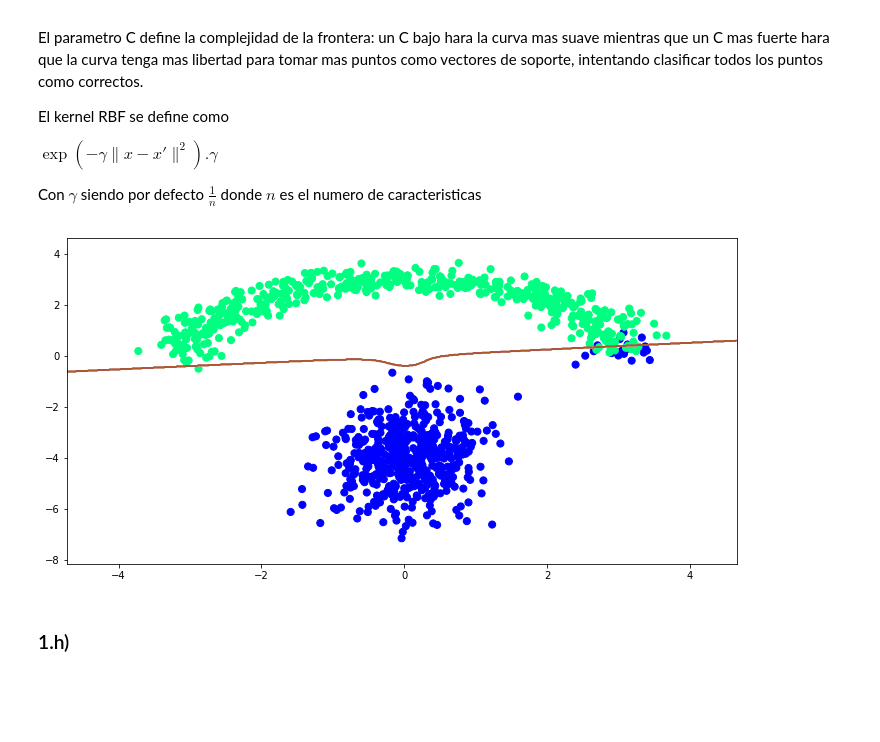
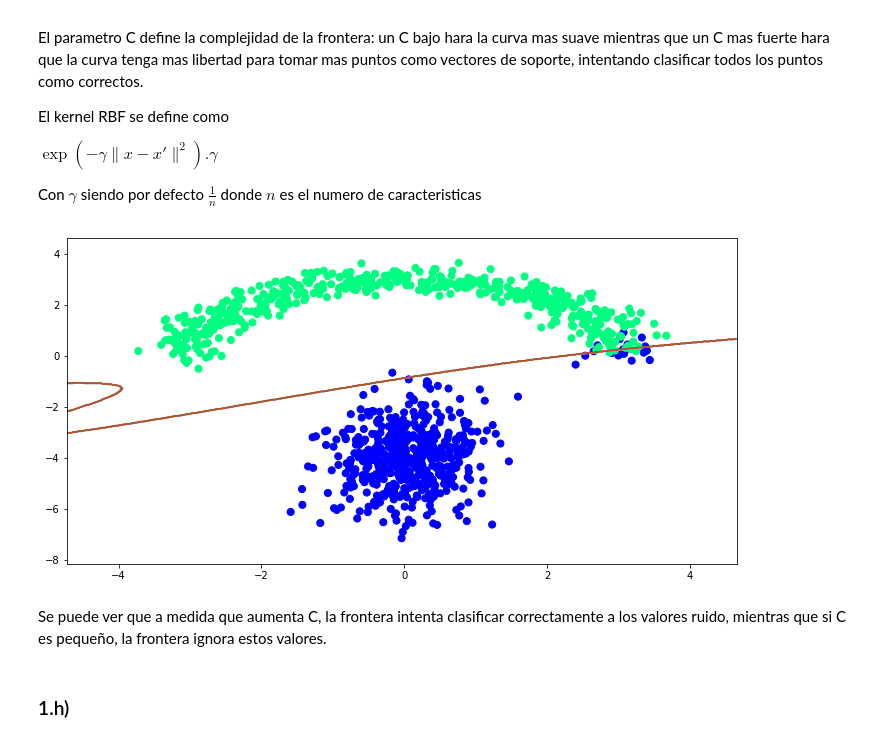
Before and after one commit to GabrielValenzuelaLorca/tarea2maquinas, a Jupyter notebook: Tarea 2.ipynb, the cells around one changed output. Saved outputs shown, nothing was run; the diff lists cells and outputs as text; code cells hidden in the pictures; blank space fills up the shorter version.

```diff
--- a/Tarea 2.ipynb
+++ b/Tarea 2.ipynb
@@ -172,15 +172,17 @@ es el numero de caracteristicas
 # %%
 from sklearn.svm import SVC as SVM #SVC is for classification
 def train_model(param):
     model= SVM()
     model.set_params(C=param,kernel='poly') #try poly
     model.fit(X,y)
     return model
 p_min = 0.01 #define your range
-p_max = 2 #define your range
+p_max = 16 #define your range
 interactive(visualize_border_interactive,param=(p_min,p_max))
 # %% [output]
-[figure, old version]
+[figure, new version]
+# %% [markdown]
+Se puede ver que a medida que aumenta C, la frontera intenta clasificar correctamente a los valores ruido, mientras que si C es pequeño, la frontera ignora estos valores.
 # %% [markdown]
 ### 1.h)
 # %%
```
Also changed, not shown: parts of 4 cells of this notebook.
